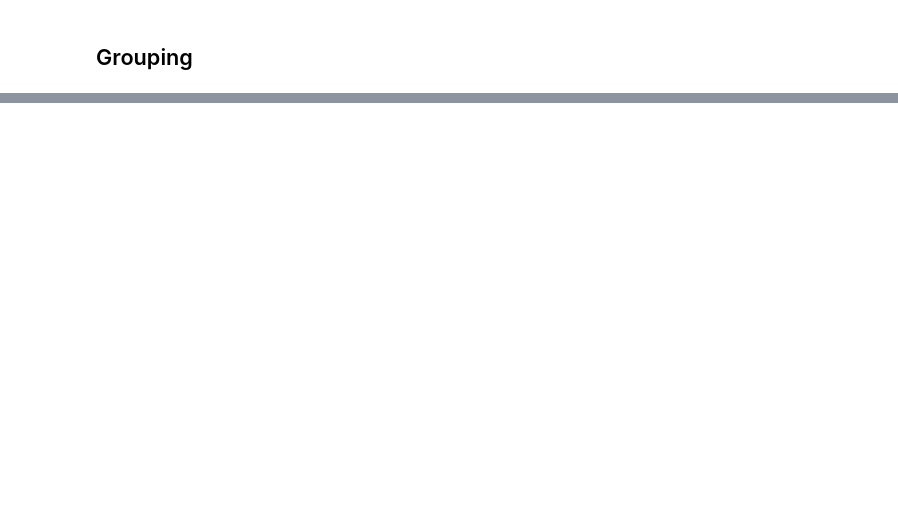
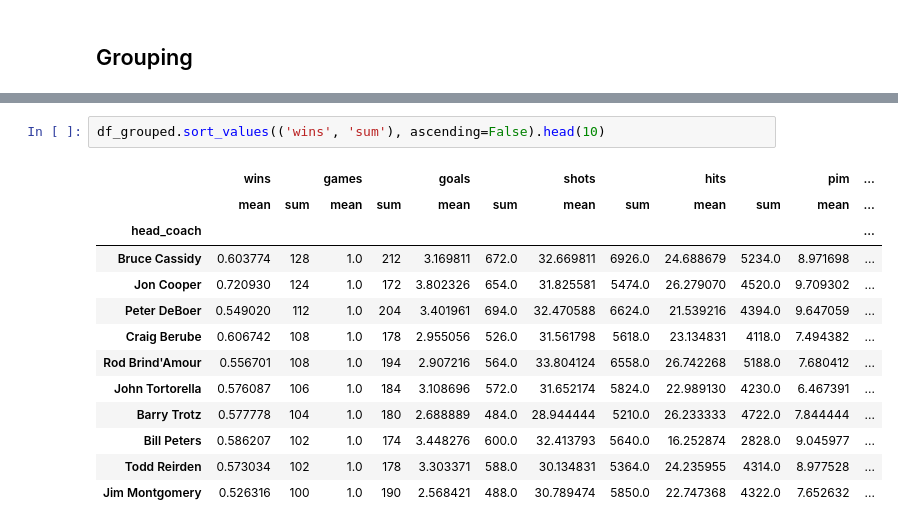
Before and after one commit to IntegerMan/JupyterWorkshop, a Jupyter notebook: Notebooks/03_EDA.ipynb, the cells around one changed output, grey strips where cells are left out. Saved outputs shown, nothing was run; the diff lists cells and outputs as text; blank space fills up the shorter version.

```diff
--- a/Notebooks/03_EDA.ipynb
+++ b/Notebooks/03_EDA.ipynb
@@ -208,0 +236,16 @@ df_subset.groupby('head_coach').agg(['mean', 'sum']).sort_values(('wins','mean')
+# %%
+df_grouped.sort_values(('wins', 'sum'), ascending=False).head(10)
+# %% [output]
+|  | wins |  | games |  | goals |  | shots |  | hits |  | pim | ... |
+|  | mean | sum | mean | sum | mean | sum | mean | sum | mean | sum | mean | ... |
+| head_coach |  |  |  |  |  |  |  |  |  |  |  | ... |
+| Bruce Cassidy | 0.603774 | 128 | 1.0 | 212 | 3.169811 | 672.0 | 32.669811 | 6926.0 | 24.688679 | 5234.0 | 8.971698 | ... |
+| Jon Cooper | 0.720930 | 124 | 1.0 | 172 | 3.802326 | 654.0 | 31.825581 | 5474.0 | 26.279070 | 4520.0 | 9.709302 | ... |
+| Peter DeBoer | 0.549020 | 112 | 1.0 | 204 | 3.401961 | 694.0 | 32.470588 | 6624.0 | 21.539216 | 4394.0 | 9.647059 | ... |
+| Craig Berube | 0.606742 | 108 | 1.0 | 178 | 2.955056 | 526.0 | 31.561798 | 5618.0 | 23.134831 | 4118.0 | 7.494382 | ... |
+| Rod Brind'Amour | 0.556701 | 108 | 1.0 | 194 | 2.907216 | 564.0 | 33.804124 | 6558.0 | 26.742268 | 5188.0 | 7.680412 | ... |
+| John Tortorella | 0.576087 | 106 | 1.0 | 184 | 3.108696 | 572.0 | 31.652174 | 5824.0 | 22.989130 | 4230.0 | 6.467391 | ... |
+| Barry Trotz | 0.577778 | 104 | 1.0 | 180 | 2.688889 | 484.0 | 28.944444 | 5210.0 | 26.233333 | 4722.0 | 7.844444 | ... |
+| Bill Peters | 0.586207 | 102 | 1.0 | 174 | 3.448276 | 600.0 | 32.413793 | 5640.0 | 16.252874 | 2828.0 | 9.045977 | ... |
+| Todd Reirden | 0.573034 | 102 | 1.0 | 178 | 3.303371 | 588.0 | 30.134831 | 5364.0 | 24.235955 | 4314.0 | 8.977528 | ... |
+| Jim Montgomery | 0.526316 | 100 | 1.0 | 190 | 2.568421 | 488.0 | 30.789474 | 5850.0 | 22.747368 | 4322.0 | 7.652632 | ... |
```
Also changed, not shown: parts of 14 cells of this notebook, 11 other files.
